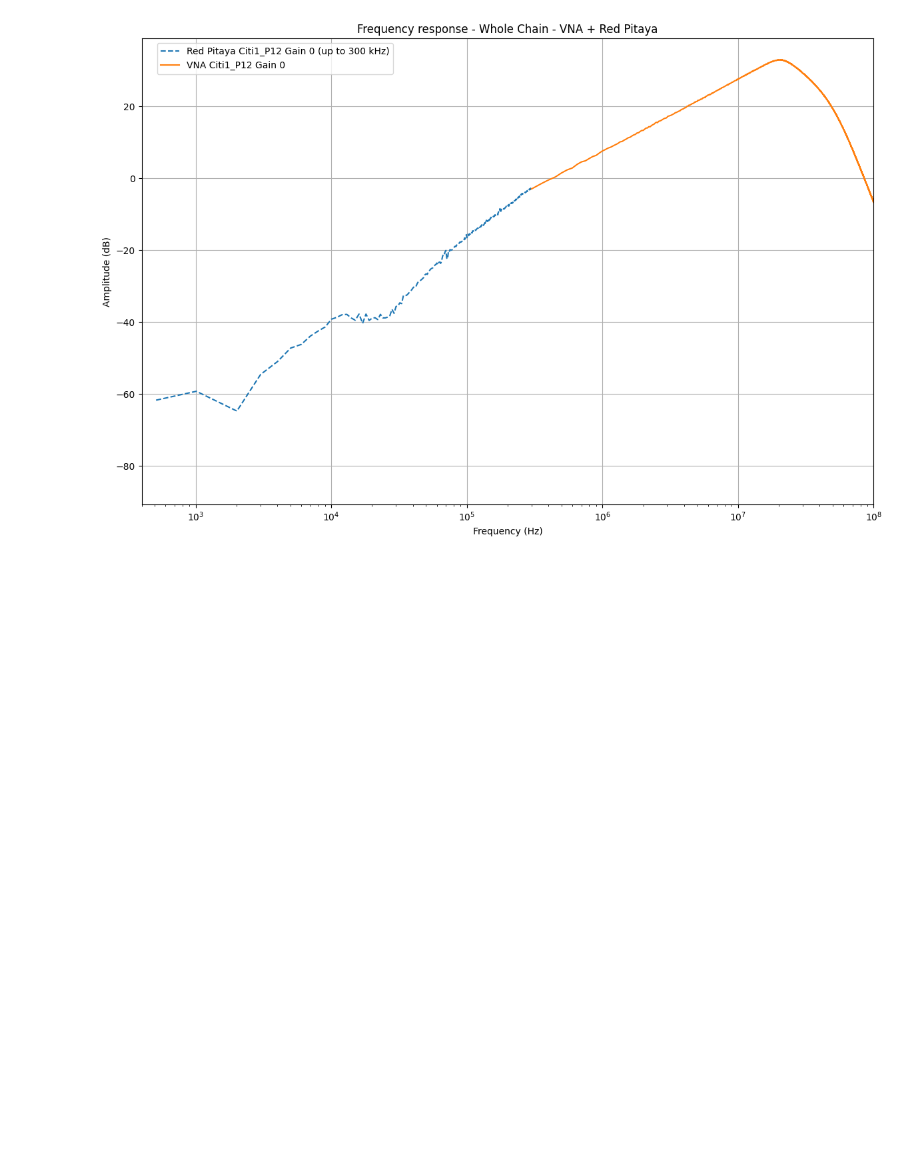
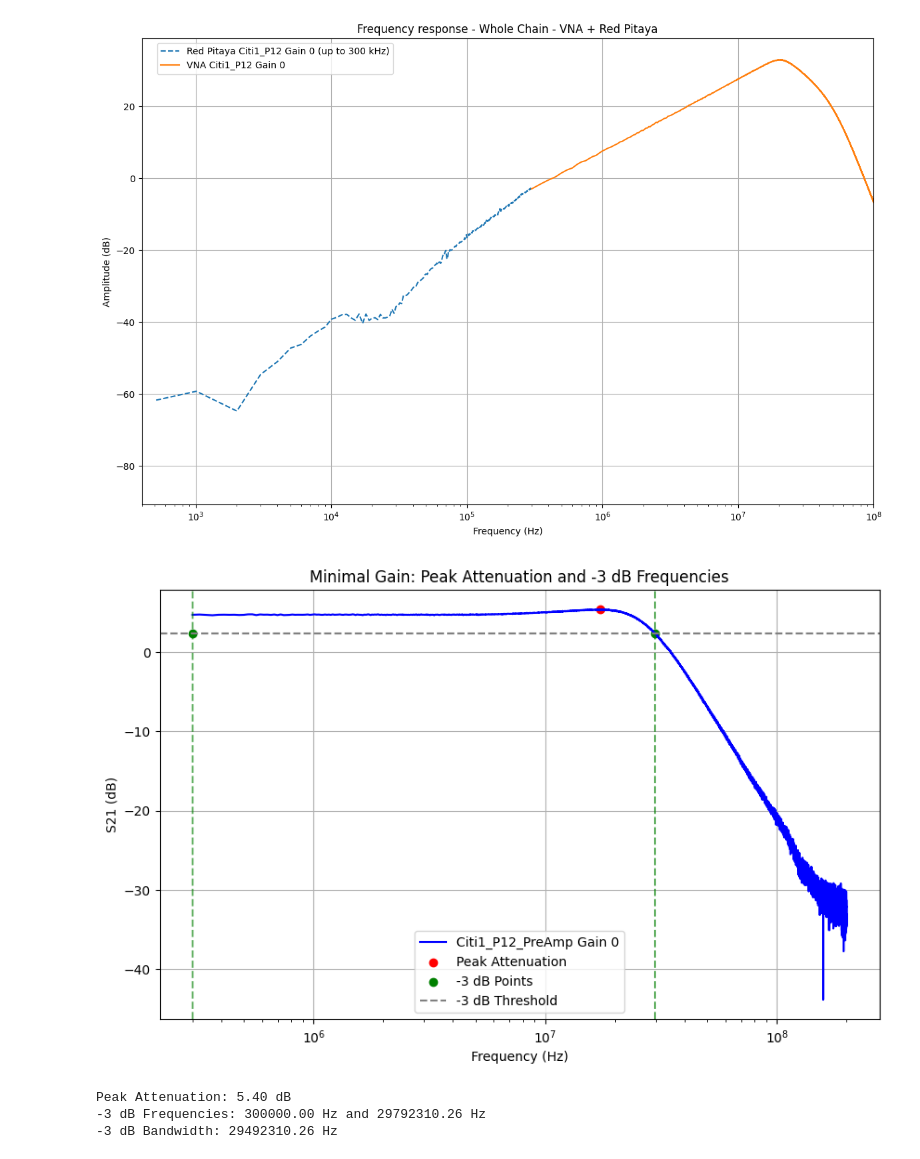
Before and after one commit to Lautaro-Silva/Laboratorio_6_7_ITeDA, a Jupyter notebook: Etapa Final de Proyecto/data_analysis_final_VNA+Pitaya.ipynb, the cells around one changed output. Cells and saved outputs as stored; diff of their text form; code cells hidden in the pictures; blank space fills up the shorter version.

```diff
--- a/Etapa Final de Proyecto/data_analysis_final_VNA+Pitaya.ipynb
+++ b/Etapa Final de Proyecto/data_analysis_final_VNA+Pitaya.ipynb
@@ -656,3 +656,62 @@ plt.tight_layout()
 plt.show()
 # %% [output]
 [figure]
+# %%
+# Select minimal gain for Citi1_P12_PreAmp
+minimal_gain = 0
+df_minimal_gain = data['Citi1_P12_PreAmp'][minimal_gain]
+
+# Extract frequency and S21 (dB) data
+frequencies = df_minimal_gain['Frequency (Hz)']
+attenuations = df_minimal_gain['S21 (dB)']
+
+# Calculate peak attenuation
+peak_attenuation = max(attenuations)
+
+# Find the -3 dB attenuation level
+threshold = peak_attenuation - 3
+
+# Identify frequencies where attenuation is closest to the threshold
+below_threshold = attenuations >= threshold
+indices = below_threshold[below_threshold].index
+
+# Find the frequencies corresponding to -3 dB points
+f_lower = frequencies.iloc[indices[0]] if len(indices) > 0 else None
+f_upper = frequencies.iloc[indices[-1]] if len(indices) > 0 else None
+
+# Plot the data
+plt.figure(figsize=(10, 6))
+plt.plot(frequencies, attenuations, label="Citi1_P12_PreAmp Gain 0", color="blue")
+
+# Highlight the peak
+plt.scatter([frequencies[attenuations.idxmax()]], [peak_attenuation], color="red", label="Peak Attenuation")
+
+# Highlight -3 dB points
+if f_lower:
+    plt.scatter([f_lower, f_upper], [threshold, threshold], color="green", label="-3 dB Points")
+    plt.axvline(f_lower, color="green", linestyle="--", alpha=0.6)
+    plt.axvline(f_upper, color="green", linestyle="--", alpha=0.6)
+
+# Customize plot
+plt.xlabel("Frequency (Hz)")
+plt.xscale('log')
+plt.ylabel("S21 (dB)")
+plt.title("Minimal Gain: Peak Attenuation and -3 dB Frequencies")
+plt.axhline(threshold, color="gray", linestyle="--", label="-3 dB Threshold")
+plt.legend()
+plt.grid()
+plt.show()
+
+# Output the results
+print(f"Peak Attenuation: {peak_attenuation:.2f} dB")
+if f_lower and f_upper:
+    print(f"-3 dB Frequencies: {f_lower:.2f} Hz and {f_upper:.2f} Hz")
+    bandwidth = f_upper - f_lower
+    print(f"-3 dB Bandwidth: {bandwidth:.2f} Hz")
+else:
+    print("Could not determine -3 dB frequencies.")
+# %% [output]
+[figure, added]
+Peak Attenuation: 5.40 dB
+-3 dB Frequencies: 300000.00 Hz and 29792310.26 Hz
+-3 dB Bandwidth: 29492310.26 Hz
```
